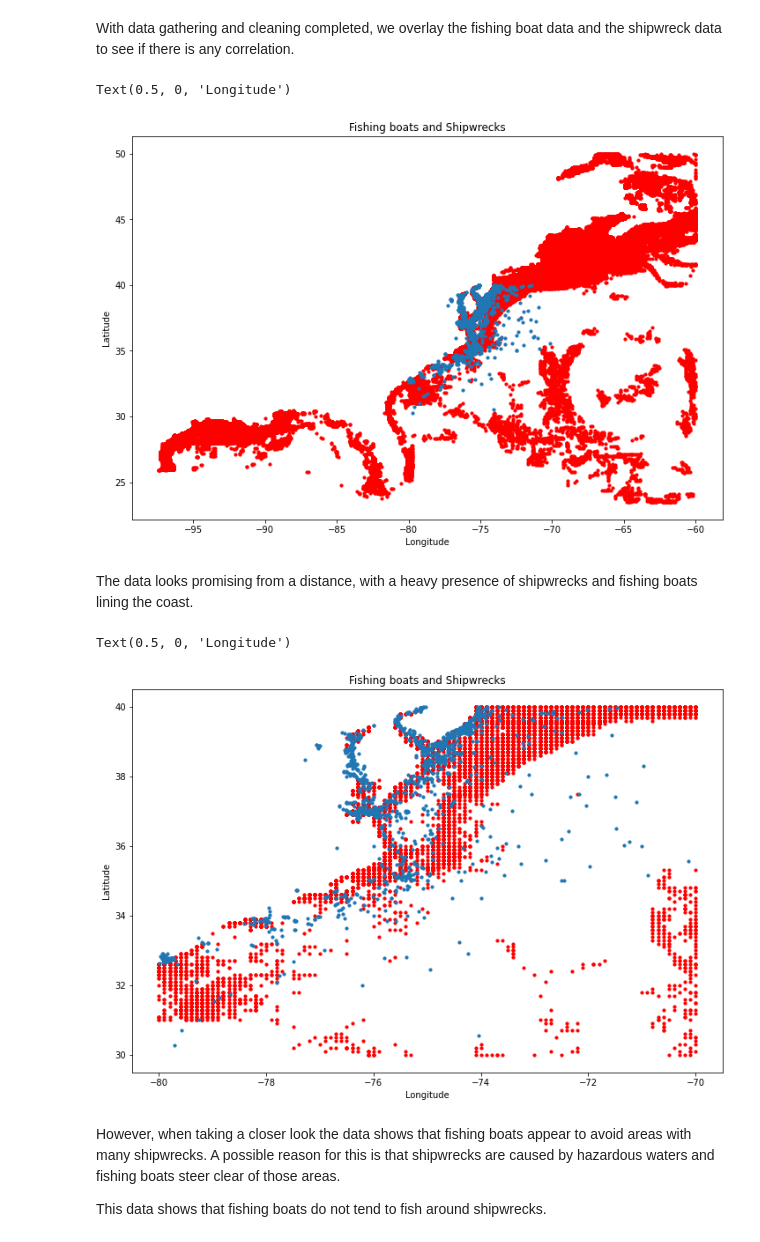
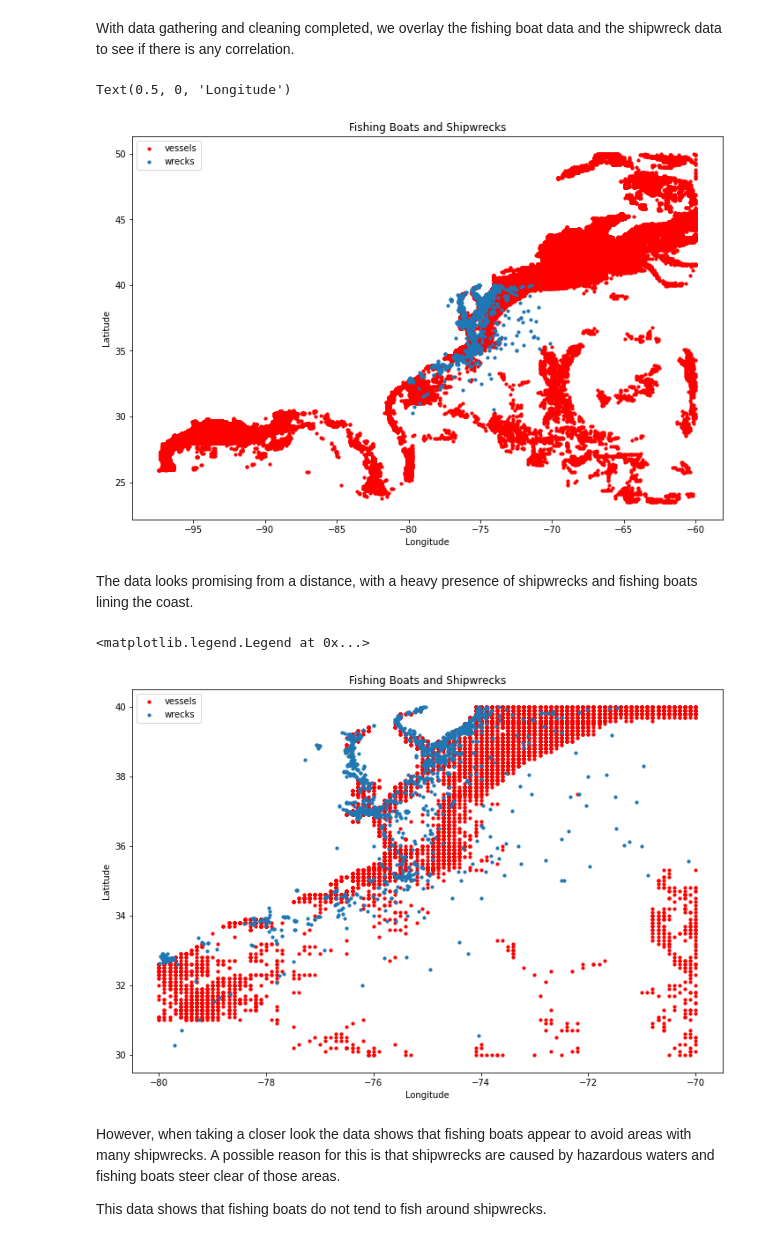
Before and after one commit to WillySwain/Fishwrecks, a Jupyter notebook: Project2.ipynb, the cells around one changed output. Saved outputs shown, nothing was run; the diff lists cells and outputs as text; code cells hidden in the pictures.

Commit message:
Updated the QAC and added labels to plots

```diff
--- a/Project2.ipynb
+++ b/Project2.ipynb
@@ -124,13 +157,13 @@ depth_df
 # %% [markdown]
 With data gathering and cleaning completed, we overlay the fishing boat data and the shipwreck data to see if there is any correlation.
 # %%
-axes = vessels_df.plot.scatter(x='cell_ll_lon',y='cell_ll_lat',vmin=0,vmax=6,s=10,color="red",figsize=(12,8), alpha=1,sharex=False)
-axes= wrecks_df.plot.scatter(x='LONDEC',y='LATDEC',vmin=0,vmax=6,s=10,figsize=(12,8), alpha=1,sharex=False,ax=axes,title="Fishing Boats and Shipwrecks")
+axes = vessels_df.plot.scatter(x='cell_ll_lon',y='cell_ll_lat',vmin=0,vmax=6,s=10,color="red",figsize=(12,8), alpha=1,sharex=False, label = "vessels")
+axes= wrecks_df.plot.scatter(x='LONDEC',y='LATDEC',vmin=0,vmax=6,s=10,figsize=(12,8), alpha=1,sharex=False,ax=axes,title="Fishing Boats and Shipwrecks", label = "wrecks")
 axes.set_ylabel("Latitude")
 axes.set_xlabel("Longitude")
 # %% [output]
 Text(0.5, 0, 'Longitude')
-[figure, old version]
+[figure, new version]
 # %% [markdown]
 The data looks promising from a distance, with a heavy presence of shipwrecks and fishing boats lining the coast.
 # %%
@@ -145,13 +178,14 @@ vessels_overlay = vessels_overlay[vessels_overlay.cell_ll_lat <= 40]
 vessels_overlay = vessels_overlay[vessels_overlay.cell_ll_lon <= -70]
 vessels_overlay = vessels_overlay[vessels_overlay.cell_ll_lon >= -80]
 
-axes = vessels_overlay.plot.scatter(x='cell_ll_lon',y='cell_ll_lat',vmin=0,vmax=6,s=10,color="red",figsize=(12,8), alpha=1,sharex=False)
-axes= wrecks_df.plot.scatter(x='LONDEC',y='LATDEC',vmin=0,vmax=6,s=10,figsize=(12,8), alpha=1,sharex=False,ax=axes,title="Fishing Boats and Shipwrecks")
+axes = vessels_overlay.plot.scatter(x='cell_ll_lon',y='cell_ll_lat',vmin=0,vmax=6,s=10,color="red",figsize=(12,8), alpha=1,sharex=False, label = "vessels")
+axes= wrecks_df.plot.scatter(x='LONDEC',y='LATDEC',vmin=0,vmax=6,s=10,figsize=(12,8), alpha=1,sharex=False,ax=axes,title="Fishing Boats and Shipwrecks", label = "wrecks")
 axes.set_ylabel("Latitude")
 axes.set_xlabel("Longitude")
+axes.legend(loc = "upper left")
 # %% [output]
-Text(0.5, 0, 'Longitude')
+<matplotlib.legend.Legend at 0x...>
-[figure, old version]
+[figure, new version]
 # %% [markdown]
 However, when taking a closer look the data shows that fishing boats appear to avoid areas with many shipwrecks. A possible reason for this is that shipwrecks are caused by hazardous waters and fishing boats steer clear of those areas.
 
```
Also changed, not shown: parts of 6 cells of this notebook.
